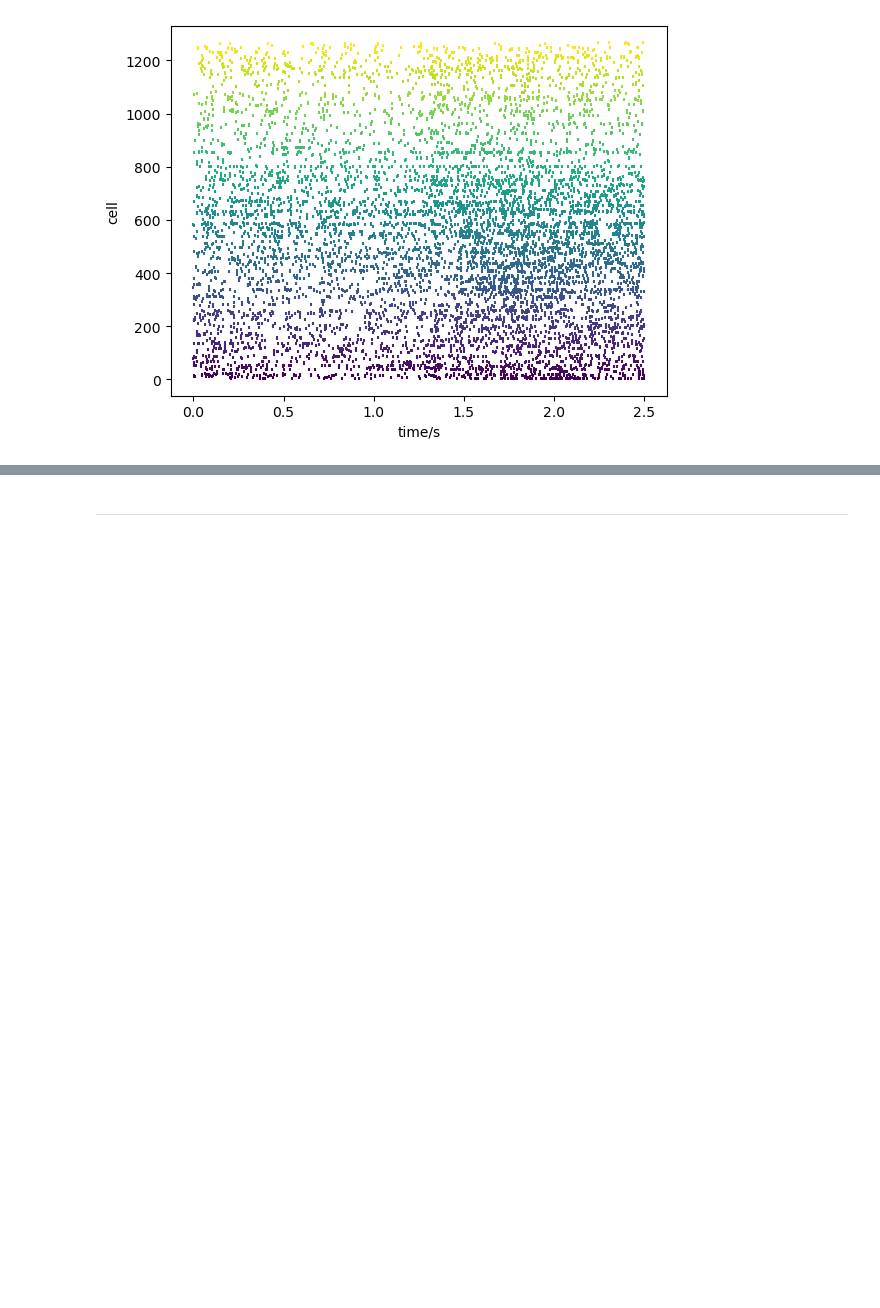
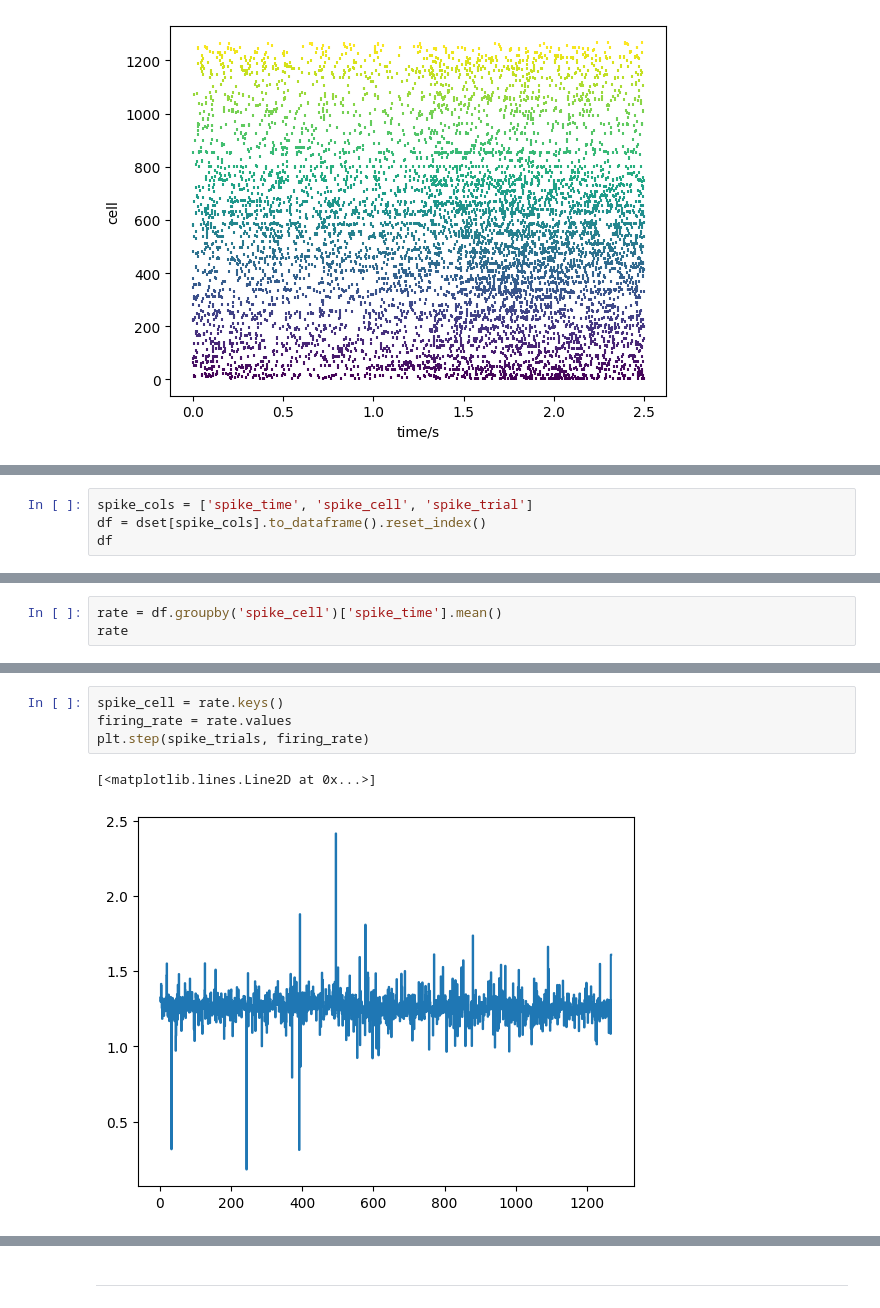
Before and after one commit to atleer/iBOTS-Intro-To-Python-For-Neuroscientists, a Jupyter notebook: day4/12 Spike Time Analysis With Pandas And Matplotlib (solution).ipynb, the cells around one changed output, grey strips where cells are left out. Drawn from its saved outputs; the diff is of its cells as text; blank space fills up the shorter version.

```diff
--- a/day4/12 Spike Time Analysis With Pandas And Matplotlib (solution).ipynb
+++ b/day4/12 Spike Time Analysis With Pandas And Matplotlib (solution).ipynb
@@ -300,0 +402,4 @@ Text(0, 0.5, 'cell')
+# %%
+spike_cols = ['spike_time', 'spike_cell', 'spike_trial']
+df = dset[spike_cols].to_dataframe().reset_index()
+df
@@ -300,0 +437,3 @@ Text(0, 0.5, 'cell')
+# %%
+rate = df.groupby('spike_cell')['spike_time'].mean()
+rate
@@ -300,0 +454,7 @@ Text(0, 0.5, 'cell')
+# %%
+spike_cell = rate.keys()
+firing_rate = rate.values
+plt.step(spike_trials, firing_rate)
+# %% [output]
+[<matplotlib.lines.Line2D at 0x...>]
+[figure, added]
```
Also changed, not shown: parts of 38 cells of this notebook.
